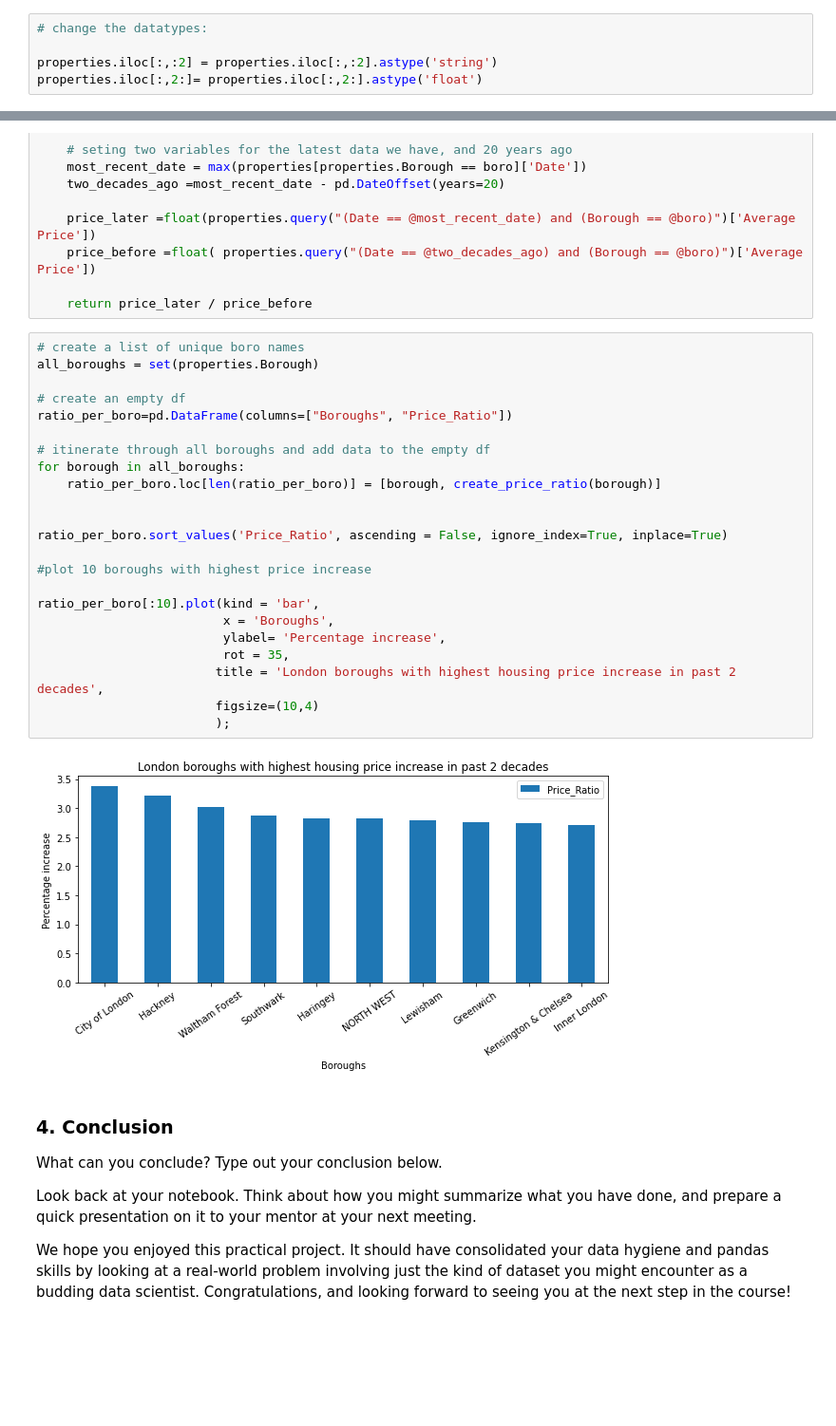
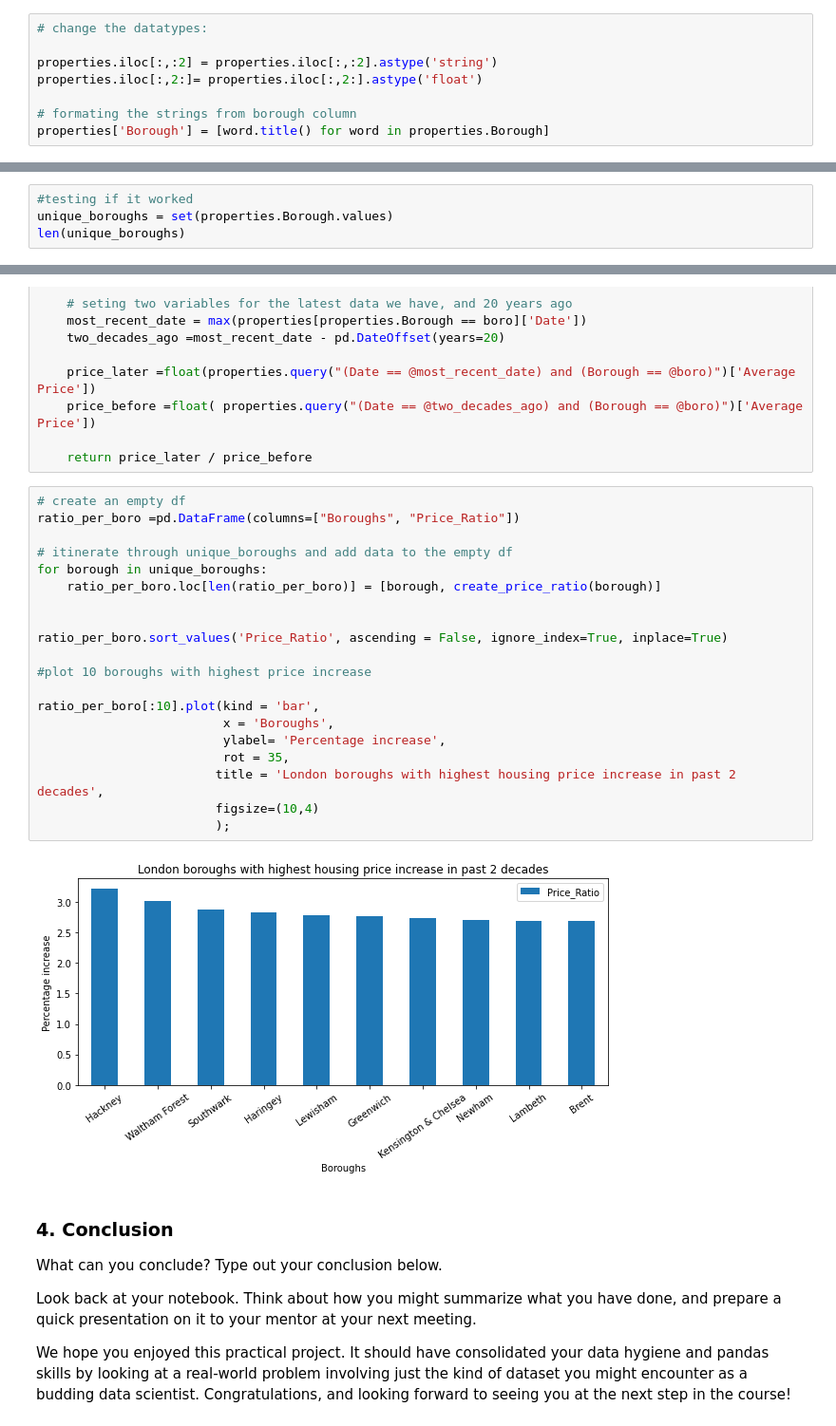
Before and after one commit to GentiNdreu/Springboard, a Jupyter notebook: Unit 4 Challenge - Tier 3.ipynb, the cells around one changed output, grey strips where cells are left out. Shown at 95% size. Cells and saved outputs as stored; diff of their text form; blank space fills up the shorter version.

```diff
--- a/Unit 4 Challenge - Tier 3.ipynb
+++ b/Unit 4 Challenge - Tier 3.ipynb
@@ -167,6 +167,9 @@ Length: 339, dtype: object
 
 properties.iloc[:,:2] = properties.iloc[:,:2].astype('string')
 properties.iloc[:,2:]= properties.iloc[:,2:].astype('float')
+
+# formating the strings from borough column
+properties['Borough'] = [word.title() for word in properties.Borough]
 # %%
 properties = properties.melt(id_vars = ['Borough','ID'], var_name='Date', value_name='Average Price')
 # %% [markdown]
@@ -179,0 +201,4 @@ properties = properties.dropna()
+# %%
+#testing if it worked
+unique_boroughs = set(properties.Borough.values)
+len(unique_boroughs)
@@ -242,30 +269,27 @@ def create_price_ratio(boro):
 
     return price_later / price_before
 # %%
-# create a list of unique boro names
-all_boroughs = set(properties.Borough)
+# create an empty df
+ratio_per_boro =pd.DataFrame(columns=["Boroughs", "Price_Ratio"])
 
-# create an empty df
-ratio_per_boro=pd.DataFrame(columns=["Boroughs", "Price_Ratio"])
-
-# itinerate through all boroughs and add data to the empty df
-for borough in all_boroughs:
+# itinerate through unique_boroughs and add data to the empty df
+for borough in unique_boroughs:
     ratio_per_boro.loc[len(ratio_per_boro)] = [borough, create_price_ratio(borough)]
 
 
 ratio_per_boro.sort_values('Price_Ratio', ascending = False, ignore_index=True, inplace=True)
 
 #plot 10 boroughs with highest price increase
 
 ratio_per_boro[:10].plot(kind = 'bar',
                          x = 'Boroughs',
                          ylabel= 'Percentage increase',
                          rot = 35,
                         title = 'London boroughs with highest housing price increase in past 2 decades',
                         figsize=(10,4)
                         );
 # %% [output]
-[figure, old version]
+[figure, new version]
 # %% [markdown]
 ### 4. Conclusion
 What can you conclude? Type out your conclusion below.
```
Also changed, not shown: parts of 6 cells of this notebook.
